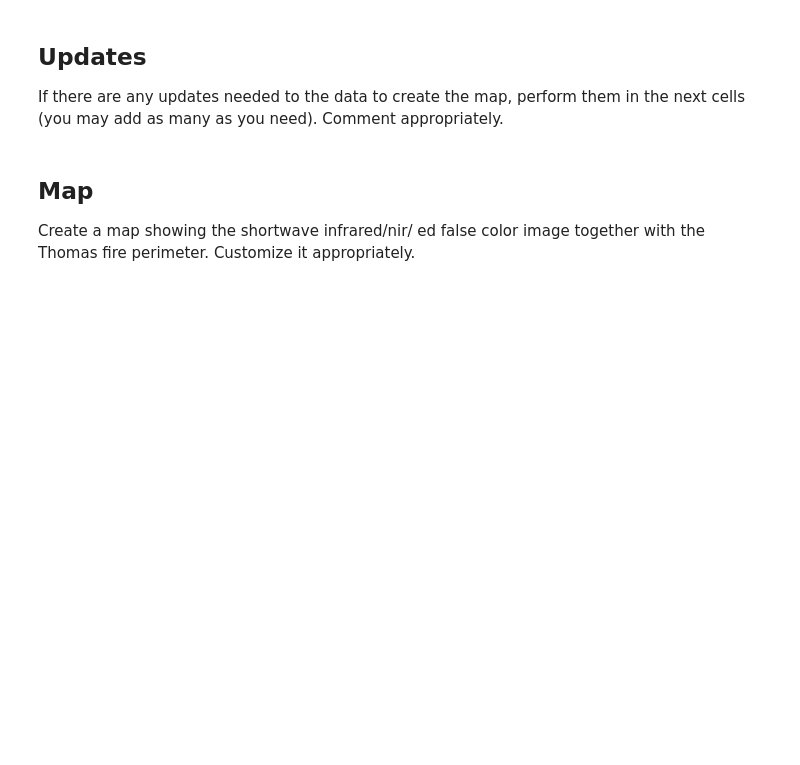
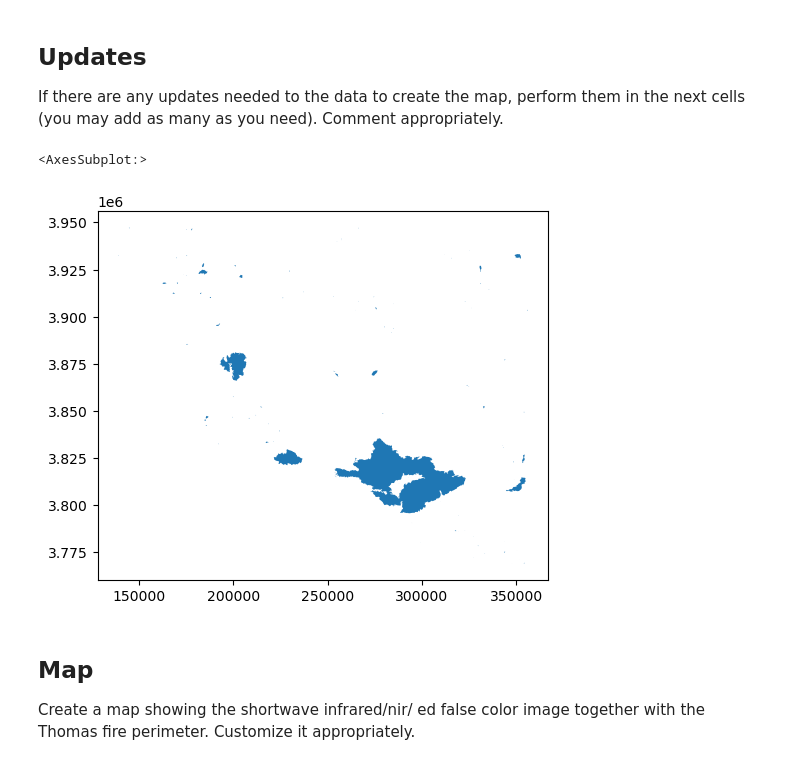
Before and after one commit to shmuir/eds220-assignment-4, a Jupyter notebook: hwk4-task2-false-color.ipynb, the cells around one changed output. Saved outputs shown, nothing was run; the diff lists cells and outputs as text; code cells hidden in the pictures; blank space fills up the shorter version.

```diff
--- a/hwk4-task2-false-color.ipynb
+++ b/hwk4-task2-false-color.ipynb
@@ -70,5 +69,4 @@ from netCDF4 import Dataset
 # %% [markdown]
 ## Import data
 # %%
-ca = gpd.read_file(os.path.join(os.getcwd(), 'data', 'california_fires', 'California_Fire_Perimeters_2017.shp'))
-landsat = xr.open_dataset('data/landsat8-2018-01-26-sb-simplified.nc')
+ca_fires = gpd.read_file(os.path.join(os.getcwd(), 'data', 'california_fires', 'California_Fire_Perimeters_2017.shp'))
@@ -133,7 +149,13 @@ Create a false color image by plotting the short-wave infrared (swir22), near-in
 If there are any updates needed to the data to create the map, perform them in the next cells (you may add as many as you need).
 Comment appropriately.
 # %%
-# your code here
+ca_fires = ca_fires.to_crs('epsg:32611')
+ca_fires.crs == landsat.rio.crs
+
+fires_clip = gpd.clip(ca_fires, landsat.rio.bounds())
+# %% [output]
+<AxesSubplot:>
+[figure, added]
 # %% [markdown]
 ## Map
 
```
Also changed, not shown: parts of 10 cells of this notebook.
